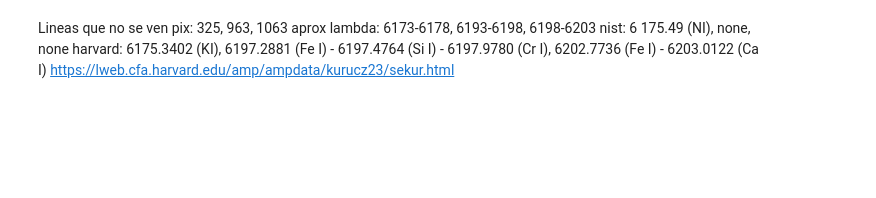
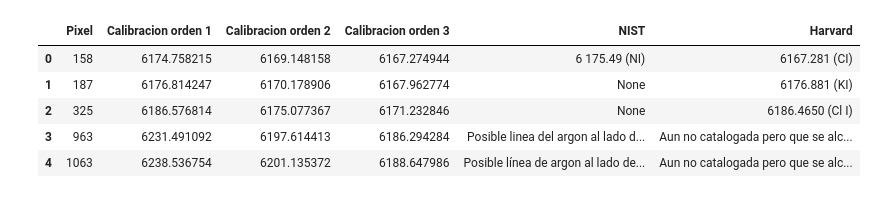
Before and after one commit to ccuellarn/Torium-Operation, a Jupyter notebook: Analisis.ipynb, the cells around one changed output. Cells and saved outputs as stored; diff of their text form; code cells hidden in the pictures; blank space fills up the shorter version.

```diff
--- a/Analisis.ipynb
+++ b/Analisis.ipynb
@@ -172,7 +197,32 @@ fig1.tight_layout()
-# %% [markdown]
-Lineas que no se ven
-pix: 325, 963, 1063
-aprox lambda: 6173-6178, 6193-6198, 6198-6203
-nist: 6 175.49 (NI), none, none
-harvard:  6175.3402 (KI), 6197.2881 (Fe I) - 6197.4764 (Si I) - 6197.9780 (Cr I), 6202.7736 (Fe I) - 6203.0122 (Ca I)
-https://lweb.cfa.harvard.edu/amp/ampdata/kurucz23/sekur.html
+# %%
+def Calibration(pix,param,a):
+    return ((a*pix)**3)*param[0] + ((a*pix)**2)*param[1] + (a*pix)*param[2] + param[3]
+
+def LineasSus(pixs):
+    Data = pd.DataFrame()
+    Data['Pixel'] = pixs
+    Orden1 = []
+    Orden2 = []
+    Orden3 = []
+    for i in pixs:
+        Orden1.append(Calibration(i,param,2))
+        Orden2.append(Calibration(i,param,1))
+        Orden3.append(Calibration(i,param,2/3))
+
+    Data['Calibracion orden 1'] = Orden1
+    Data['Calibracion orden 2'] = Orden2
+    Data['Calibracion orden 3'] = Orden3
+
+    return Data
+
+LineasSos = LineasSus(PixSus)
+LineasSos['NIST'] = ['6 175.49 (NI)', None, None, 'Posible linea del argon al lado de 6232.974', 'Posible línea de argon al lado de 6203.492']
+LineasSos['Harvard'] = [ '6167.281 (CI)', '6176.881 (KI)', '6186.4650 (Cl I)', 'Aun no catalogada pero que se alcanza a ver',  'Aun no catalogada pero que se alcanza a ver']
+LineasSos
+# %% [output]
+|  | Pixel | Calibracion orden 1 | Calibracion orden 2 | Calibracion orden 3 | NIST | Harvard |
+| 0 | 158 | 6174.758215 | 6169.148158 | 6167.274944 | 6 175.49 (NI) | 6167.281 (CI) |
+| 1 | 187 | 6176.814247 | 6170.178906 | 6167.962774 | None | 6176.881 (KI) |
+| 2 | 325 | 6186.576814 | 6175.077367 | 6171.232846 | None | 6186.4650 (Cl I) |
+| 3 | 963 | 6231.491092 | 6197.614413 | 6186.294284 | Posible linea del argon al lado d... | Aun no catalogada pero que se alc... |
+| 4 | 1063 | 6238.536754 | 6201.135372 | 6188.647986 | Posible línea de argon al lado de... | Aun no catalogada pero que se alc... |
```
Also changed, not shown: parts of 7 cells of this notebook, 2 other files.
